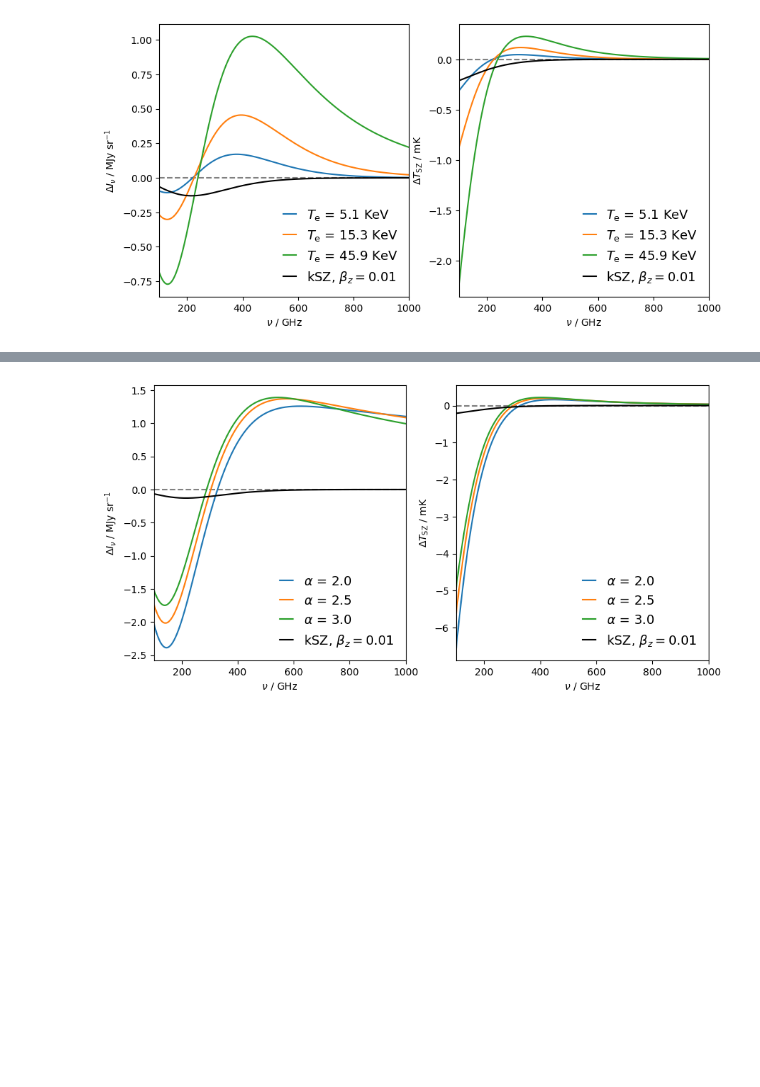
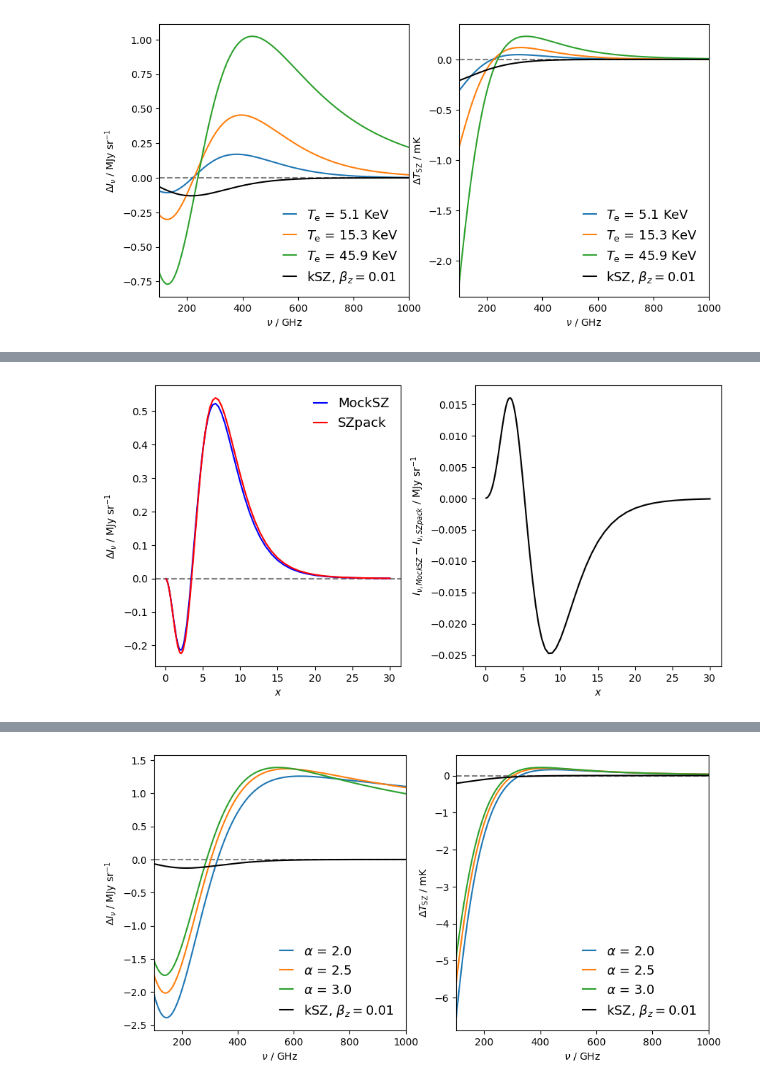
Before and after one commit to arendMoerman/MockSZ, a Jupyter notebook: etc/demos/SinglePointing.ipynb, the cells around one changed output, grey strips where cells are left out. Drawn from its saved outputs; the diff is of its cells as text; code cells hidden in the pictures; blank space fills up the shorter version.

Commit message:
Adjusted docs and compared with SZpack

```diff
--- a/etc/demos/SinglePointing.ipynb
+++ b/etc/demos/SinglePointing.ipynb
@@ -134,0 +142,47 @@ As can be seen, the fractional percentage errors are small, especially for $x_0$
+# %%
+# Generate cluster in MockSZ
+xmin = 0.1
+xmax = 30
+npts = 100
+
+tau_e = 0.01
+Te = MConv.eV_Temp(15.33e3)
+beta_z = -0.01
+x_mock = np.logspace(np.log10(xmin), np.log10(xmax), npts)
+nu = MConv.x_freq(x_mock)
+
+I_tSZ = MSPointing.getSpecIntensityRM(nu, Te, tau_e, log_nu=True)
+I_kSZ = MSPointing.getSpecIntensityKSZ(nu, beta_z, tau_e, log_nu=True)
+
+I_mock = MConv.SI_JySr(I_tSZ + I_kSZ) * 1e-6
+
+# Read cluster simulated with SZpack
+name = os.path.join("resources", "SZ_Integral.5D.dat")
+
+x_pack = []
+I_pack = []
+with open(name, "r") as file:
+    for line in file:
+        if line[0] == "#":
+            continue
+        line = [float(x) for x in line.split(" ")]
+
+        x_pack.append(line[0])
+        I_pack.append(line[-1])
+
+fig, ax = pt.subplots(1,2, figsize=(10,5), gridspec_kw={"wspace":0.3})
+ax[0].plot(x_mock, I_mock, color="blue", label="MockSZ")
+ax[0].plot(x_pack, I_pack, color="red", label="SZpack")
+ax[0].axhline(y=0, zorder=0, color="grey", ls="dashed")
+ax[0].legend(frameon=False, prop={'size': 13},handlelength=1)
+ax[0].set_xlabel("$x$")
+ax[0].set_ylabel(r"$\Delta I_\nu$ / MJy sr$^{-1}$")
+
+err_norm = (I_mock - I_pack)
+
+ax[1].plot(x_mock, err_norm, color="black")
+ax[1].set_ylabel(r"$I_{\nu,MockSZ}-I_{\nu,SZpack}$ / MJy sr$^{-1}$")
+ax[1].set_xlabel("$x$")
+pt.show()
+# %% [output]
+[figure, added]
```
Also changed, not shown: parts of 9 cells of this notebook, 12 other files.
